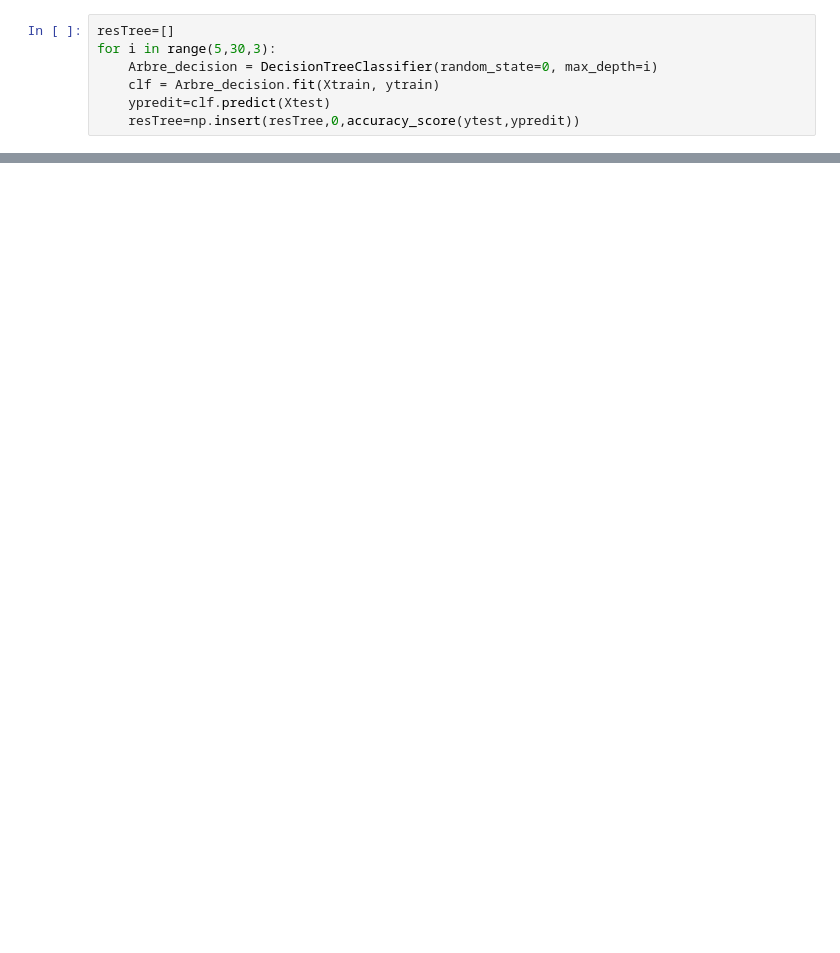
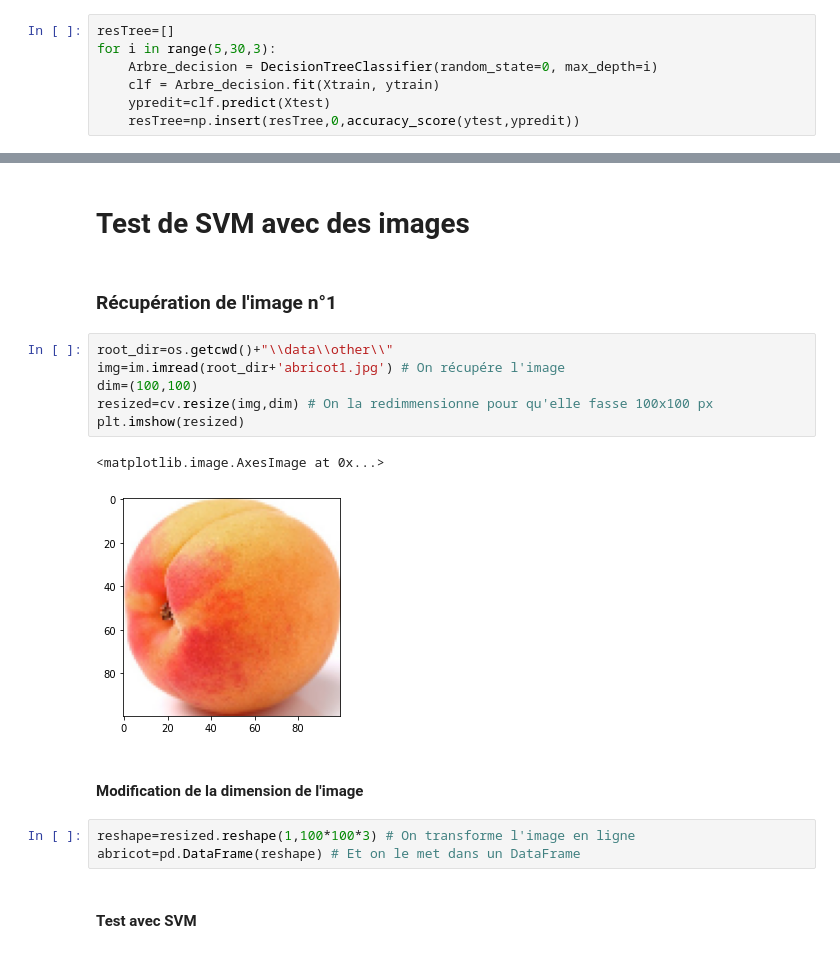
Before and after one commit to flomSStaar/IA-FruitRecognition, a Jupyter notebook: Fruit recognition.ipynb, the cells around one changed output, grey strips where cells are left out. Saved outputs shown, nothing was run; the diff lists cells and outputs as text; blank space fills up the shorter version.

Commit message:
Modification du notebook (final) + modification des images

```diff
--- a/Fruit recognition.ipynb
+++ b/Fruit recognition.ipynb
@@ -428,3 +375,23 @@ ax.set_yticklabels(categories)
  Text(0, 31.5, 'Tomato'),
  Text(0, 32.5, 'Watermelon')]
 [figure]
+# %% [markdown]
+# Test de SVM avec des images
+# %% [markdown]
+### Récupération de l'image n°1
+# %%
+root_dir=os.getcwd()+"\\data\\other\\"
+img=im.imread(root_dir+'abricot1.jpg') # On récupére l'image
+dim=(100,100)
+resized=cv.resize(img,dim) # On la redimmensionne pour qu'elle fasse 100x100 px
+plt.imshow(resized)
+# %% [output]
+<matplotlib.image.AxesImage at 0x...>
+[figure, added]
+# %% [markdown]
+#### Modification de la dimension de l'image
+# %%
+reshape=resized.reshape(1,100*100*3) # On transforme l'image en ligne
+abricot=pd.DataFrame(reshape) # Et on le met dans un DataFrame
+# %% [markdown]
+#### Test avec SVM
```
Also changed, not shown: parts of 91 cells of this notebook, 5 other files.
